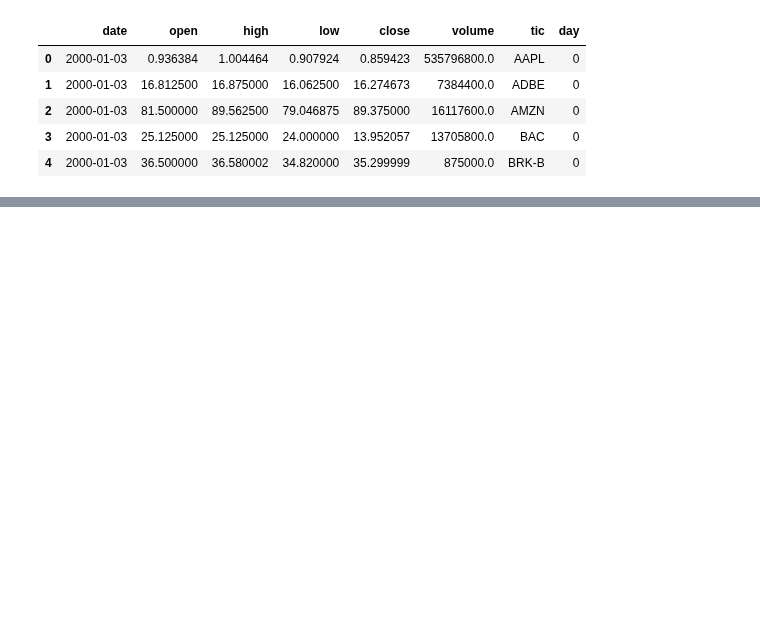
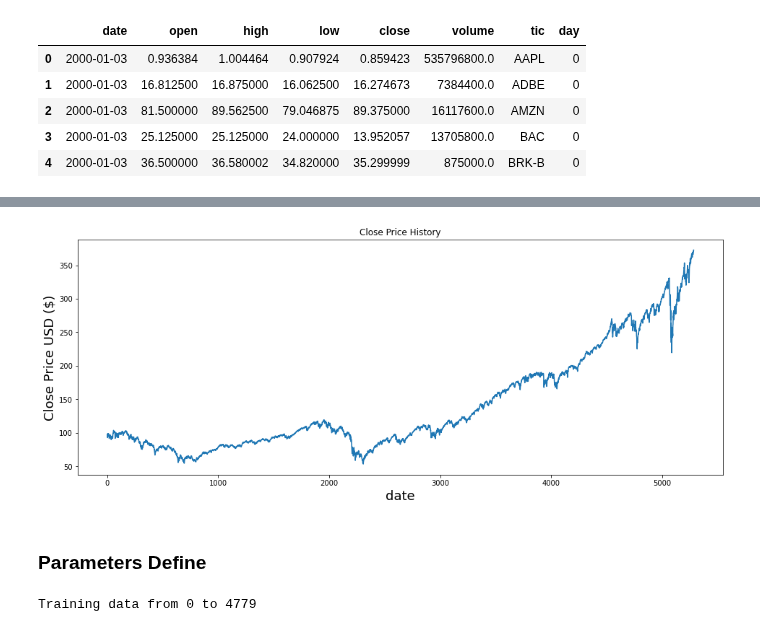
Before and after one commit to BichengWang/RL-pricing, a Jupyter notebook: LSTM_prediction.ipynb, the cells around one changed output, grey strips where cells are left out. Cells and saved outputs as stored; diff of their text form; code cells hidden in the pictures; blank space fills up the shorter version.

```diff
--- a/LSTM_prediction.ipynb
+++ b/LSTM_prediction.ipynb
@@ -511,0 +100,8 @@ Labels shape (batch, time, features): (32, 1, 1)
+# %%
+fe = FeatureEngineer(
+                    use_technical_indicator=True,
+                    tech_indicator_list = tech_indicator_list,
+                    use_turbulence=True,
+                    user_defined_feature = False)
+
+processed = fe.preprocess_data(df)
@@ -511,0 +121,9 @@ Labels shape (batch, time, features): (32, 1, 1)
+# %%
+list_ticker = processed["tic"].unique().tolist()
+list_date = list(pd.date_range(processed['date'].min(),processed['date'].max()).astype(str))
+combination = list(itertools.product(list_date,list_ticker))
+
+processed_full = pd.DataFrame(combination,columns=["date","tic"]).merge(processed,on=["date","tic"],how="left")
+processed_full = processed_full[processed_full['date'].isin(processed['date'])]
+processed_full = processed_full.sort_values(['date','tic'])
+processed_full = processed_full.fillna(0)
@@ -511,0 +162,4 @@ Labels shape (batch, time, features): (32, 1, 1)
+# %%
+SPY=processed_full[processed_full['tic']=='SPY']
+# %%
+SPY=SPY.reset_index(drop=True)
@@ -511,0 +182,27 @@ Labels shape (batch, time, features): (32, 1, 1)
+# %%
+%matplotlib inline
+
+plt.figure(figsize=(16,6))
+plt.title('Close Price History')
+plt.plot(SPY['close'])
+plt.xlabel('date', fontsize=18)
+plt.ylabel('Close Price USD ($)', fontsize=18)
+plt.show()
+# %% [output]
+[figure, added]
+# %% [markdown]
+### Parameters Define
+# %%
+# Training feature_columns
+feature_columns = ['close', 'open', 'high', 'low', 'volume', 'day', 'macd',
+       'boll_ub', 'boll_lb', 'rsi_10', 'rsi_20', 'cci_10', 'cci_20', 'dx_30',
+       'close_20_sma', 'close_60_sma', 'close_120_sma', 'close_20_ema',
+       'close_60_ema', 'close_120_ema', 'turbulence']
+
+# Hyperparameters Define:
+shift = 1
+input_width = 90 # per quarter
+train_idx = 4779 # get date from 2000 to 2018-12-31
+print("Training data from 0 to {}".format(train_idx))
+# %% [output]
+Training data from 0 to 4779
```
Also changed, not shown: parts of 80 cells of this notebook, 1 other file.
